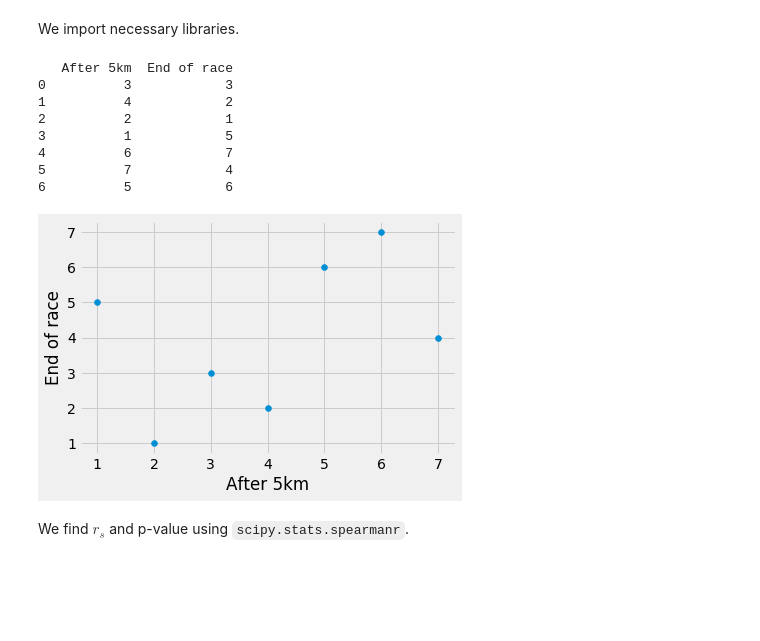
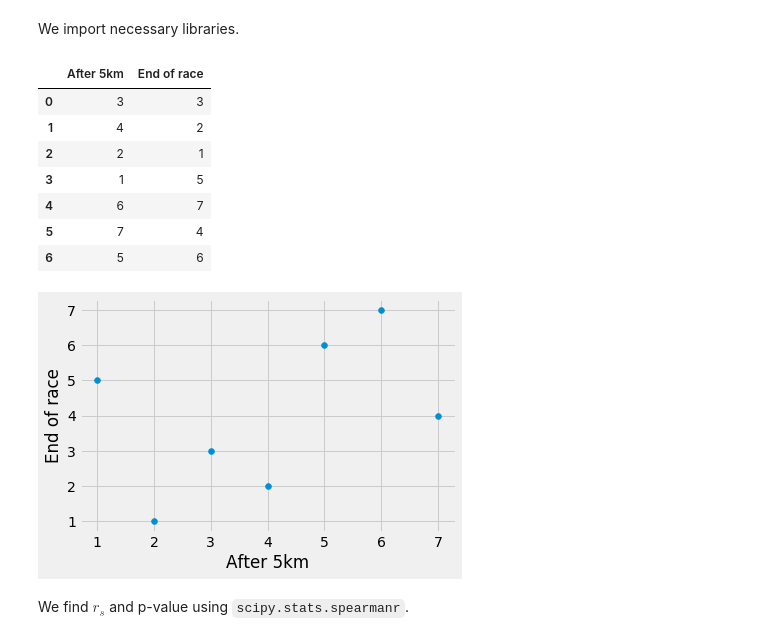
Before and after one commit to shinokada/python-for-ib-diploma-mathematics, a Jupyter notebook: Spearman's_Rank_Correlation_Coefficient_using_Ordinal_Data.ipynb, the cells around one changed output. Saved outputs shown, nothing was run; the diff lists cells and outputs as text; code cells hidden in the pictures; blank space fills up the shorter version.

```diff
--- a/Spearman's_Rank_Correlation_Coefficient_using_Ordinal_Data.ipynb
+++ b/Spearman's_Rank_Correlation_Coefficient_using_Ordinal_Data.ipynb
@@ -66,33 +68,33 @@ from scipy.stats import spearmanr
 # %%
 race = pd.DataFrame(
     [
         [3,3],
         [4,2],
         [2,1],
         [1,5],
         [6,7],
         [7,4],
         [5,6]
     ],
     columns=["After 5km","End of race"])
-print(race)
+display(race)
 
 # plot data
 fig, ax = plt.subplots()
 ax.scatter(race.iloc[:,0],race.iloc[:,1])
 ax.set_xlabel('After 5km')
 ax.set_ylabel('End of race')
 ax.grid(True)
 plt.show()
 # %% [output]
-   After 5km  End of race
-0          3            3
-1          4            2
-2          2            1
-3          1            5
-4          6            7
-5          7            4
-6          5            6
+|  | After 5km | End of race |
+| 0 | 3 | 3 |
+| 1 | 4 | 2 |
+| 2 | 2 | 1 |
+| 3 | 1 | 5 |
+| 4 | 6 | 7 |
+| 5 | 7 | 4 |
+| 6 | 5 | 6 |
 [figure]
 # %% [markdown]
 We find $r_s$ and p-value using `scipy.stats.spearmanr`.
```
Also changed, not shown: parts of 12 cells of this notebook, 1 other file.
